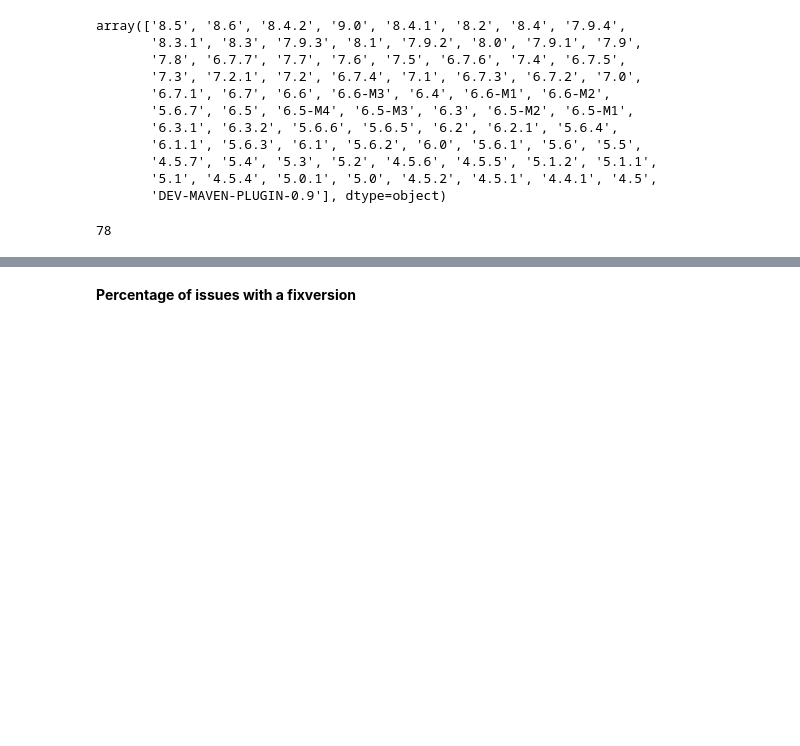
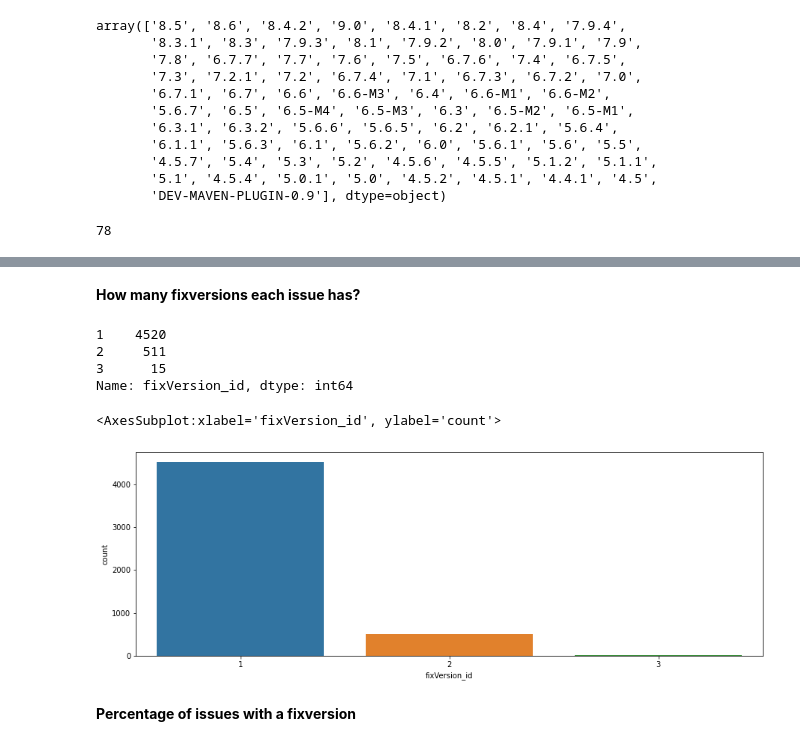
Before and after one commit to IncioMan/Continuous-Integration-metrics-for-post-release-bugs-prediction, a Jupyter notebook: notebooks/analysis/Jira_issue_analysis.ipynb, the cells around one changed output, grey strips where cells are left out. Saved outputs shown, nothing was run; the diff lists cells and outputs as text; code cells hidden in the pictures; blank space fills up the shorter version.

```diff
--- a/notebooks/analysis/Jira_issue_analysis.ipynb
+++ b/notebooks/analysis/Jira_issue_analysis.ipynb
@@ -749,6 +760,20 @@ set(fixversions.fixVersion_name.unique()) - set(versions.version_name.unique())
  '8.6',
  '9.0',
  'DEV-MAVEN-PLUGIN-0.9'}
+# %% [markdown]
+**How many fixversions each issue has?**
+# %%
+fixversions.groupby("issue_id").fixVersion_id.count().value_counts()
+# %% [output]
+1    4520
+2     511
+3      15
+Name: fixVersion_id, dtype: int64
+# %%
+sns.countplot(fixversions.groupby("issue_id").fixVersion_id.count())
+# %% [output]
+<AxesSubplot:xlabel='fixVersion_id', ylabel='count'>
+[figure, added]
 # %% [markdown]
 **Percentage of issues with a fixversion**
 # %%
```
Also changed, not shown: parts of 17 cells of this notebook, 1 other file.
